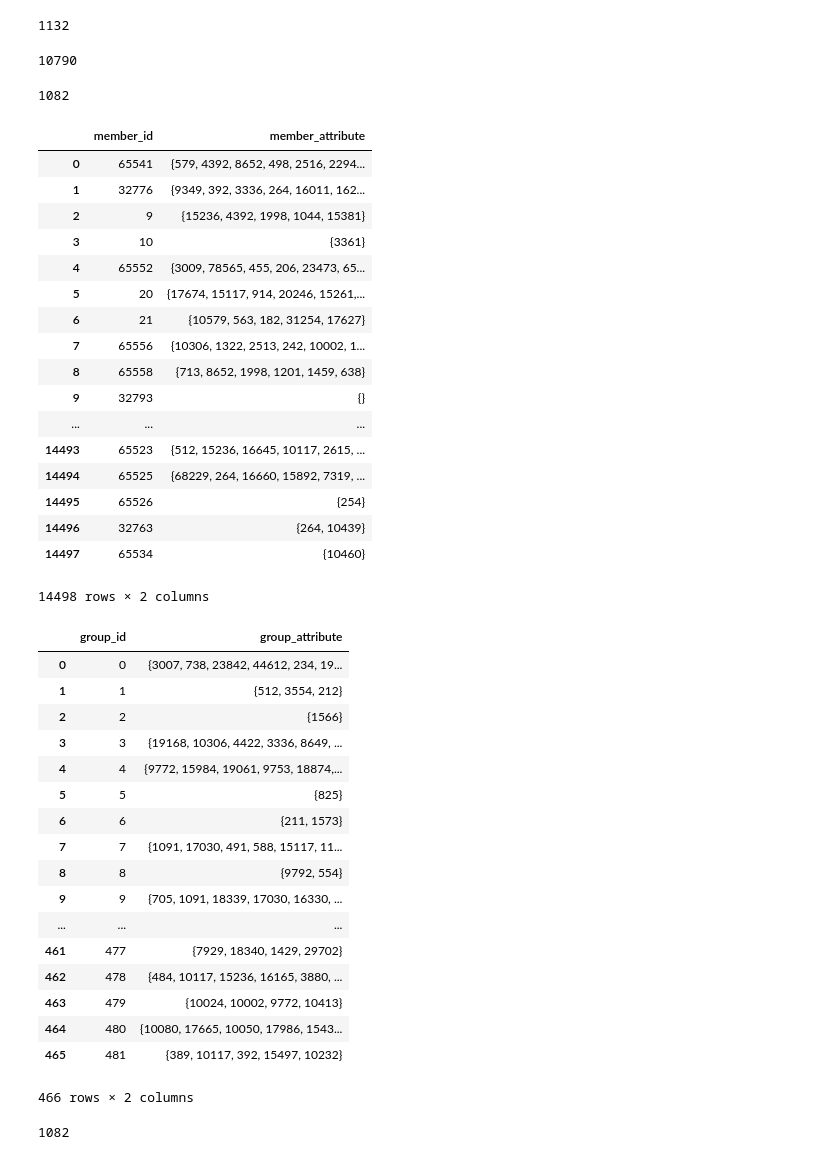
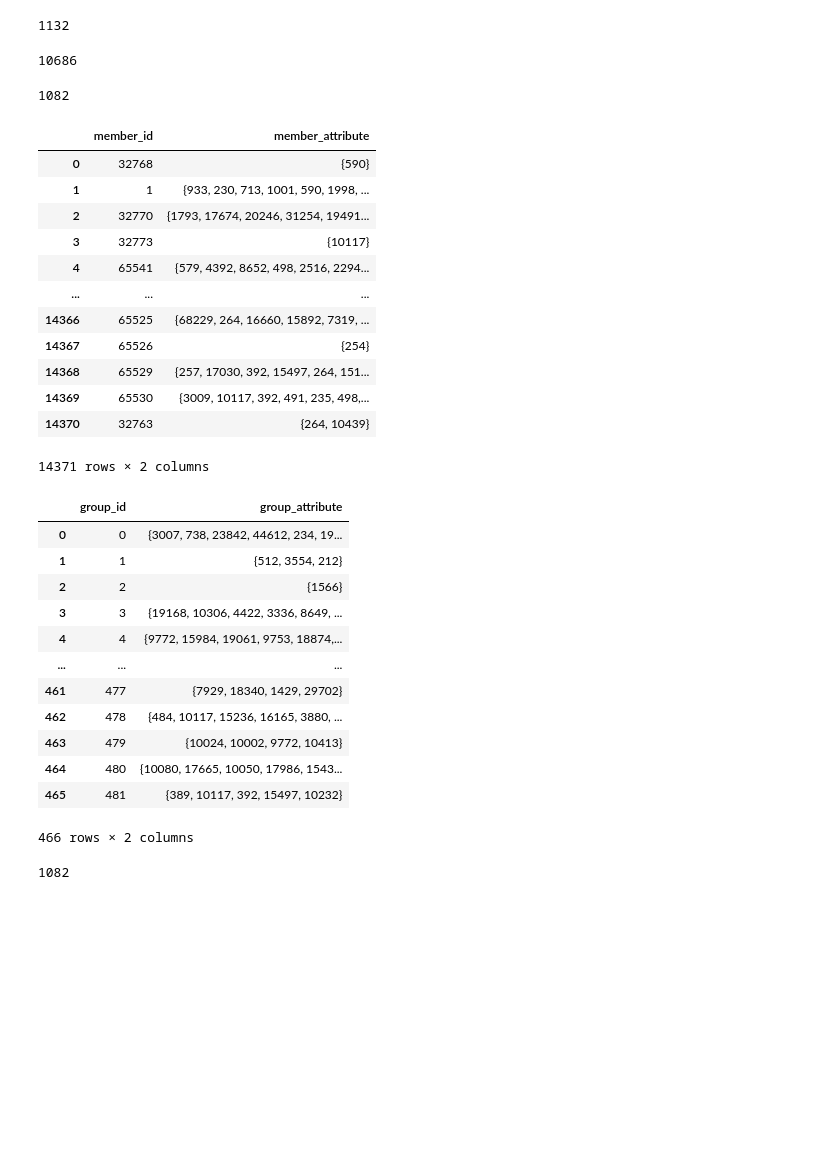
Before and after one commit to DixinFan/ustc_course_select, a Jupyter notebook: socomp.ipynb, the cells around one changed output. Drawn from its saved outputs; the diff is of its cells as text; code cells hidden in the pictures; blank space fills up the shorter version.

```diff
--- a/socomp.ipynb
+++ b/socomp.ipynb
@@ -35,7 +47,7 @@ for gt_line in gt_lines:
       group_attribute.append(num_group_attribute_list)
     gt_count += 1
 
-gt_data = list(zip(group_id, group_organizer, group_attribute))
+gt_data = zip(group_id, group_organizer, group_attribute)
 gt_df = pd.DataFrame(gt_data, columns = ['group_id', 'group_organizer', 'group_attribute'])
 gt_df = gt_df[gt_df['group_organizer'] != -1]
 gt_df = gt_df.drop('group_organizer', 1)
@@ -82,7 +89,7 @@ for mt_line in mt_lines:
       member_attribute.append(num_member_attribute_list)
     mt_count += 1
 
-mt_data = list(zip(member_id, member_attribute))
+mt_data = zip(member_id, member_attribute)
 mt_df = pd.DataFrame(mt_data, columns = ['member_id', 'member_attribute'])
 mt_df = mt_df[mt_df.astype(str)['member_attribute'] != '[]']
 max_member_id = mt_df['member_id'].max()
@@ -155,7 +157,7 @@ for i in range(0, 482):
     if ge_count == 5:
       ge_count = 0
 
-ge_data = list(zip(group_event_id, event_id, event_limit, event_time, event_organizer, yes_id, no_id, maybe_id))
+ge_data = zip(group_event_id, event_id, event_limit, event_time, event_organizer, yes_id, no_id, maybe_id)
 ge_df = pd.DataFrame(ge_data, columns = ['group_id', 'event_id', 'event_limit', 'event_time', 'event_organizer', 'yes_id', 'no_id', 'maybe_id'])
 ge_df[['event_limit', 'event_time']] = ge_df[['event_limit', 'event_time']].astype(int)
 
@@ -272,7 +264,7 @@ for i in range(len(mt_df.index)):
     attribute = set(mt_df.iloc[i]['member_attribute'])
     member_attribute[index] = attribute
 
-mt_data = list(zip(member_id, member_attribute))
+mt_data = zip(member_id, member_attribute)
 mt_df = pd.DataFrame(mt_data, columns = ['member_id', 'member_attribute'])
 mt_df
 # %% [output]
@@ -316,7 +303,7 @@ for i in range(member_amount):
   member_attribute_set.update(one_member_attribute)
 print(len(member_attribute_set))
 # %% [output]
-10790
+10686
 # %%
 # group&member attribute
 gm_attribute = group_attribute_set.intersection(member_attribute_set)
@@ -326,33 +313,28 @@ len(gm_attribute)
 # %%
 # remove member_attribute (not in gm_attribute), and update mt_df
 new_member_id = []
 new_member_attribute = []
 member_amount = len(mt_df.index)
 for i in range(member_amount):
   new_member_id.append(mt_df.iloc[i]['member_id'])
   one_old_member_attribute = mt_df.iloc[i]['member_attribute']
   one_new_member_attribute = gm_attribute.intersection(one_old_member_attribute)
   new_member_attribute.append(one_new_member_attribute)
 
-mt_data = list(zip(new_member_id, new_member_attribute))
+mt_data = zip(new_member_id, new_member_attribute)
 mt_df = pd.DataFrame(mt_data, columns = ['member_id', 'member_attribute'])
 mt_df
 # %% [output]
 |  | member_id | member_attribute |
-| 0 | 65541 | {579, 4392, 8652, 498, 2516, 2294... |
-| 1 | 32776 | {9349, 392, 3336, 264, 16011, 162... |
-| 2 | 9 | {15236, 4392, 1998, 1044, 15381} |
-| 3 | 10 | {3361} |
-| 4 | 65552 | {3009, 78565, 455, 206, 23473, 65... |
-| 5 | 20 | {17674, 15117, 914, 20246, 15261,... |
-| 6 | 21 | {10579, 563, 182, 31254, 17627} |
-| 7 | 65556 | {10306, 1322, 2513, 242, 10002, 1... |
-| 8 | 65558 | {713, 8652, 1998, 1201, 1459, 638} |
-| 9 | 32793 | {} |
+| 0 | 32768 | {590} |
+| 1 | 1 | {933, 230, 713, 1001, 590, 1998, ... |
+| 2 | 32770 | {1793, 17674, 20246, 31254, 19491... |
+| 3 | 32773 | {10117} |
+| 4 | 65541 | {579, 4392, 8652, 498, 2516, 2294... |
 | ... | ... | ... |
-| 14493 | 65523 | {512, 15236, 16645, 10117, 2615, ... |
-| 14494 | 65525 | {68229, 264, 16660, 15892, 7319, ... |
-| 14495 | 65526 | {254} |
-| 14496 | 32763 | {264, 10439} |
-| 14497 | 65534 | {10460} |
+| 14366 | 65525 | {68229, 264, 16660, 15892, 7319, ... |
+| 14367 | 65526 | {254} |
+| 14368 | 65529 | {257, 17030, 392, 15497, 264, 151... |
+| 14369 | 65530 | {3009, 10117, 392, 491, 235, 498,... |
+| 14370 | 32763 | {264, 10439} |
-14498 rows × 2 columns
+14371 rows × 2 columns
@@ -367,7 +353,7 @@ for i in range(group_amount):
   one_new_group_attribute = gm_attribute.intersection(one_old_group_attribute)
   new_group_attribute.append(one_new_group_attribute)
 
-gt_data = list(zip(new_group_id, new_group_attribute))
+gt_data = zip(new_group_id, new_group_attribute)
 gt_df = pd.DataFrame(gt_data, columns = ['group_id', 'group_attribute'])
 gt_df
 # %% [output]
@@ -377,11 +363,6 @@ gt_df
 | 2 | 2 | {1566} |
 | 3 | 3 | {19168, 10306, 4422, 3336, 8649, ... |
 | 4 | 4 | {9772, 15984, 19061, 9753, 18874,... |
-| 5 | 5 | {825} |
-| 6 | 6 | {211, 1573} |
-| 7 | 7 | {1091, 17030, 491, 588, 15117, 11... |
-| 8 | 8 | {9792, 554} |
-| 9 | 9 | {705, 1091, 18339, 17030, 16330, ... |
 | ... | ... | ... |
 | 461 | 477 | {7929, 18340, 1429, 29702} |
 | 462 | 478 | {484, 10117, 15236, 16165, 3880, ... |
```
Also changed, not shown: parts of 19 cells of this notebook.
